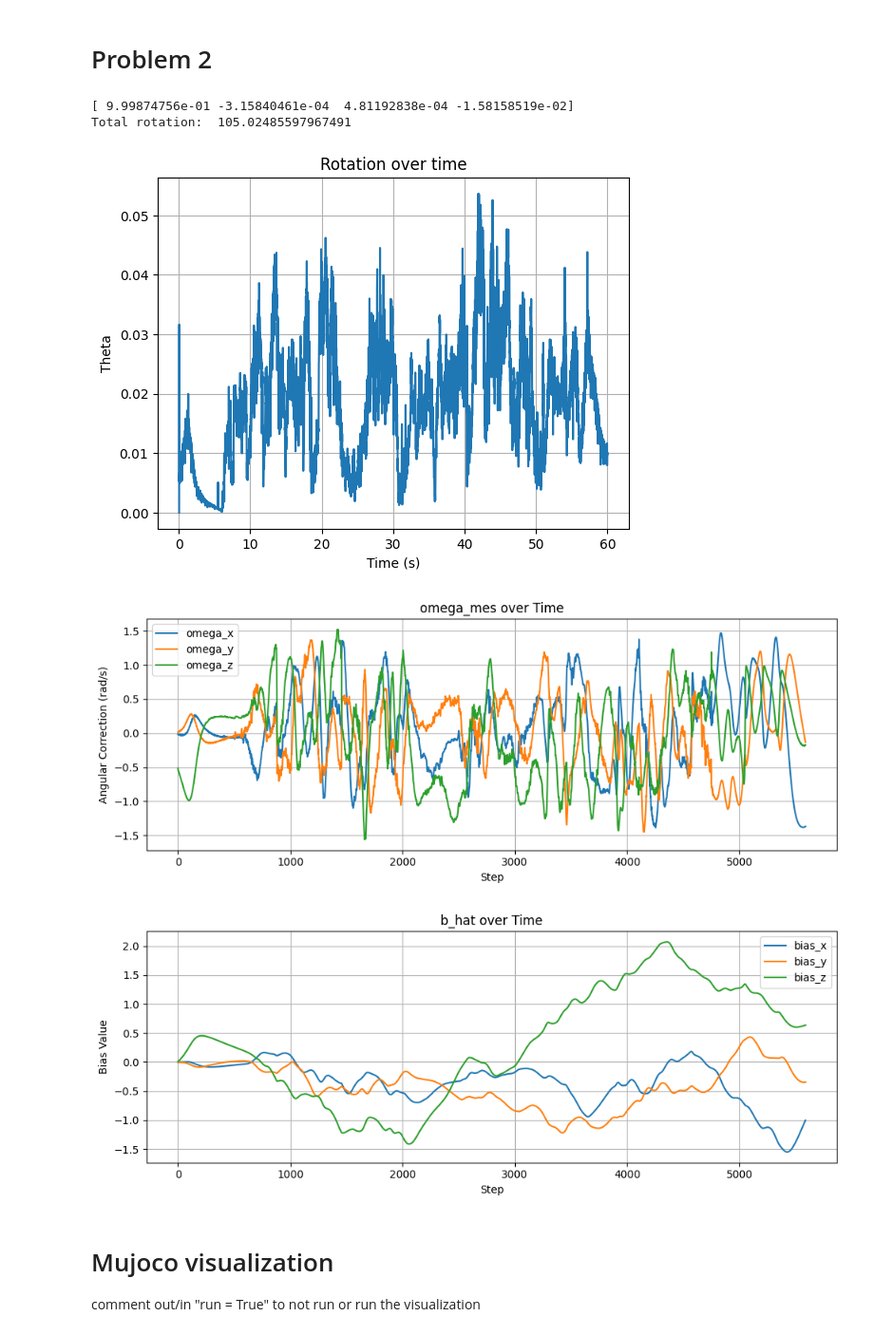
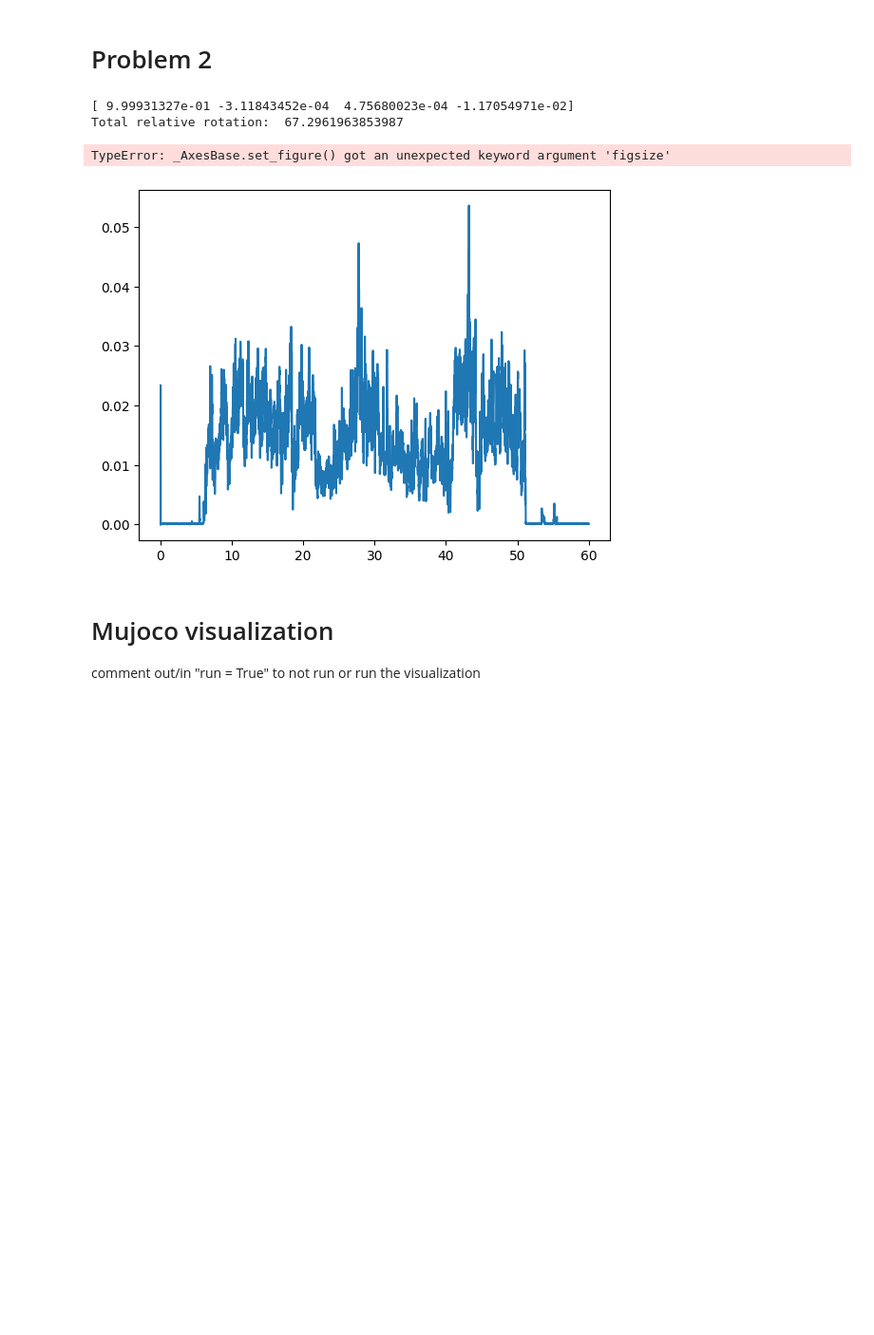
Before and after one commit to Milbert12/Robotics-Project1, a Jupyter notebook: Project 2/Localization.ipynb, the cells around one changed output. Shown at 95% size. Drawn from its saved outputs; the diff is of its cells as text; code cells hidden in the pictures; blank space fills up the shorter version.

```diff
--- a/Project 2/Localization.ipynb
+++ b/Project 2/Localization.ipynb
@@ -114,7 +114,6 @@ k_a = 1.0 #acceleration constant
 k_m = 1.0 #magnetic north constant
 
 g_ref = np.array([[0, 0, 1]])
-m_ref = np.array([[1, 0, 0]])
 
 dt = 0.01
 
@@ -128,6 +127,10 @@ time_array = np.zeros((num_lines))
 dt = np.zeros((num_lines))
 omega_mes_array = np.zeros((num_lines, 3))
 b_hat_array = np.zeros((num_lines, 3))
+
+v_a_hat = np.array([0, 0, 1])
+v_m_hat = np.array([6695, 1009, 0]) #CHANGE TO LOCAL MAGNETIC NORTH VECTOR WORLD
+v_m_hat = v_m_hat / np.linalg.norm(v_m_hat)
 
 for i, row in enumerate(time_array):
     time_array[i] = get_values("t", i)[0]
@@ -157,14 +160,15 @@ for i, row in enumerate(data):
     mag_xy /= np.linalg.norm(mag_xy)                                    # normalize
 
 
-    m_values = (np.array(q.R).T @ mag_xy.reshape(3,-1)).reshape(-1,3)
+    v_m = (np.array(q.R).T @ mag_xy.reshape(3,-1)).reshape(-1,3)
+    v_a = avalues
 
+    omega_mes = k_a * np.cross(v_a, v_a_hat) + k_m * np.cross(v_m, v_m_hat)
 
-    v_a = (np.array(q.R) @ g_ref.reshape(3,-1)).reshape(-1,3)
-    v_m = (np.array(q.R) @ m_ref.reshape(3,-1)).reshape(-1,3)
+    b_hat_dot = k_i * omega_mes
+    b_hat -= b_hat_dot * dt[i]
 
-    u = vvalues - b_hat
-
+    u = vvalues - b_hat + (k_p * omega_mes)
     u_mag = np.linalg.norm(u)
     u_x = skew(u)
 
@@ -177,13 +181,6 @@ for i, row in enumerate(data):
     v_a_hat = (expM_u @ v_a.reshape(3,-1)).reshape(-1,3)
 
 
-    omega_mes = k_a * np.cross(avalues, v_a_hat) + k_m * np.cross(m_values, v_m_hat)
-
-    b_hat_dot = k_i * omega_mes
-    b_hat -= b_hat_dot * dt[i]
-
-    u = vvalues - b_hat + (k_p * omega_mes)
-
     omega_mes_array[i] = omega_mes
     b_hat_array[i] = b_hat
 
@@ -194,61 +191,72 @@ for i, row in enumerate(data):
 
 
 
-angel_vec_array = np.zeros((num_lines))
+relative_rot_array = np.zeros((num_lines))
+world_rot_array = np.zeros((num_lines))
 
 print(qqmul(q_array[1], qconj(q_array[0])))
 
 for i, row in enumerate(time_array):
-
+    world_rot_array[i] = tr2angvec(q2r(q_array[i]))[0]
     if i == 0:
-        angel_vec_array[i] = 0
+        relative_rot_array[i] = 0
     else:
-        angel_vec_array[i] = tr2angvec(q2r(qqmul(q_array[i], qconj(q_array[i-1]))))[0]      # Calculates relative rotation between 2 quaternions and converst to angle vector form to extract the rotation
-    #angel_vec_array[i] = qangle(q_array[i], q_array[i+1])                   # extract the realtive rotations between the two quaternions: rotation from 1->2 etc.
+        relative_rot_array[i] = tr2angvec(q2r(qqmul(q_array[i], qconj(q_array[i-1]))))[0]      # Calculates relative rotation between 2 quaternions and converst to angle vector form to extract the rotation
 
 
 
-total_theta = sum(angel_vec_array)
-print("Total rotation: ", total_theta)
+
+relative_total_theta = sum(relative_rot_array)
+print("Total relative rotation: ", relative_total_theta)
 #
 fig, theta_p2 = plt.subplots()
-theta_p2.plot(time_array, angel_vec_array)
+theta_p2.plot(time_array, relative_rot_array)
 theta_p2.set(xlabel='Time (s)', ylabel='Theta',
-       title='Rotation over time')
+       title='Relative Rotation over time')
 theta_p2.grid()
 
-fig.savefig("theta_problem2.png")
+fig.savefig("relative_theta_problem2.png")
+
+world_total_theta = sum(world_rot_array)
+print("Total relative rotation: ", world_total_theta)
+#
+fig, theta_p2 = plt.subplots()
+theta_p2.plot(time_array, world_rot_array)
+theta_p2.set(xlabel='Time (s)', ylabel='Theta',
+       title='World Rotation over time')
+theta_p2.grid()
+
+fig.savefig("world_theta_problem2.png")
 
 
 plt.figure(figsize=(10, 4))
 plt.plot(omega_mes_array[:, 0], label='omega_x')
 plt.plot(omega_mes_array[:, 1], label='omega_y')
 plt.plot(omega_mes_array[:, 2], label='omega_z')
 plt.title("omega_mes over Time")
 plt.xlabel("Step")
 plt.ylabel("Angular Correction (rad/s)")
 plt.legend()
 plt.grid(True)
 plt.tight_layout()
 plt.show()
 
 plt.figure(figsize=(10, 4))
 plt.plot(b_hat_array[:, 0], label='bias_x')
 plt.plot(b_hat_array[:, 1], label='bias_y')
 plt.plot(b_hat_array[:, 2], label='bias_z')
 plt.title("b_hat over Time")
 plt.xlabel("Step")
 plt.ylabel("Bias Value")
 plt.legend()
 plt.grid(True)
 plt.tight_layout()
 plt.show()
 # %% [output]
-[ 9.99874756e-01 -3.15840461e-04  4.81192838e-04 -1.58158519e-02]
-Total rotation:  105.02485597967491
+[ 9.99931327e-01 -3.11843452e-04  4.75680023e-04 -1.17054971e-02]
+Total relative rotation:  67.2961963853987
+TypeError: _AxesBase.set_figure() got an unexpected keyword argument 'figsize'
-[figure, old version]
+[figure, new version]
-[figure, removed]
-[figure, removed]
 # %% [markdown]
 # Mujoco visualization
 
```
Also changed, not shown: 3 other files.
